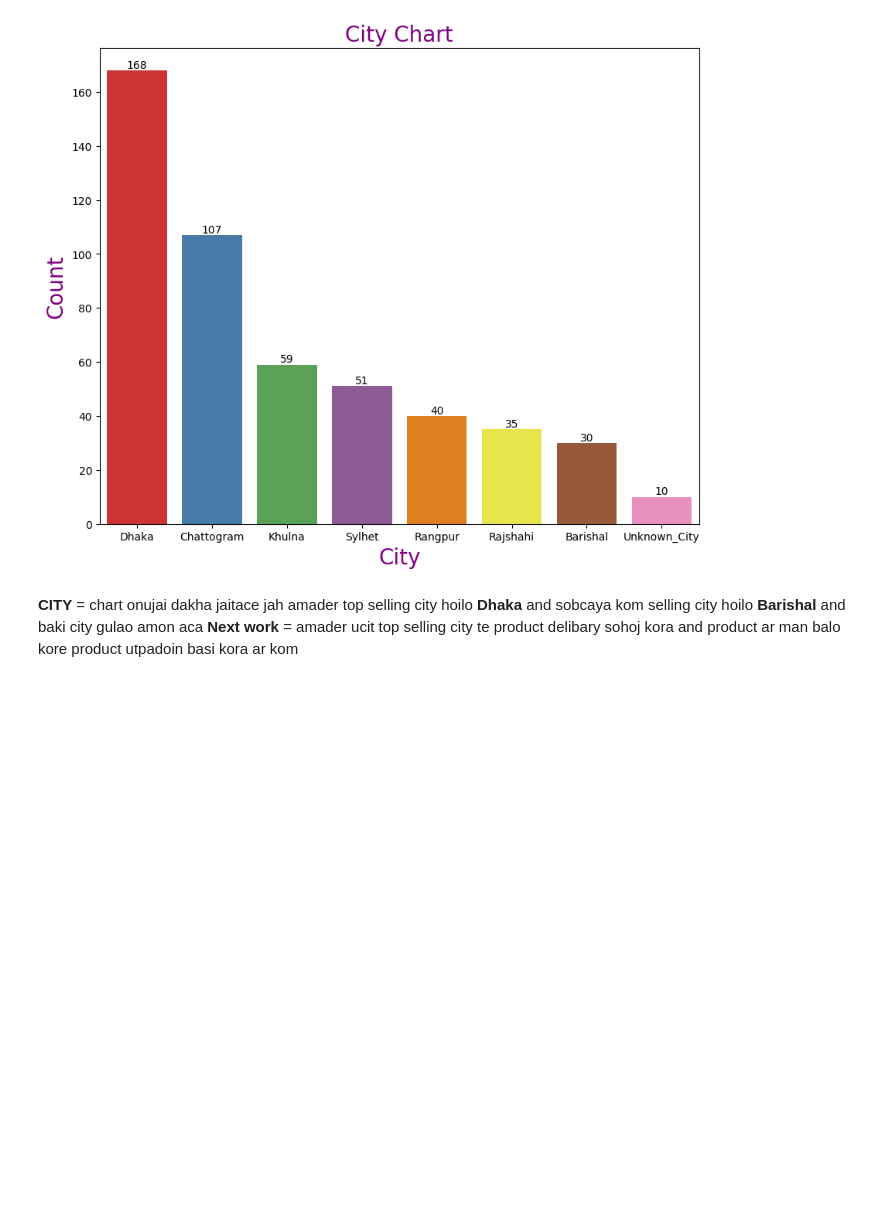
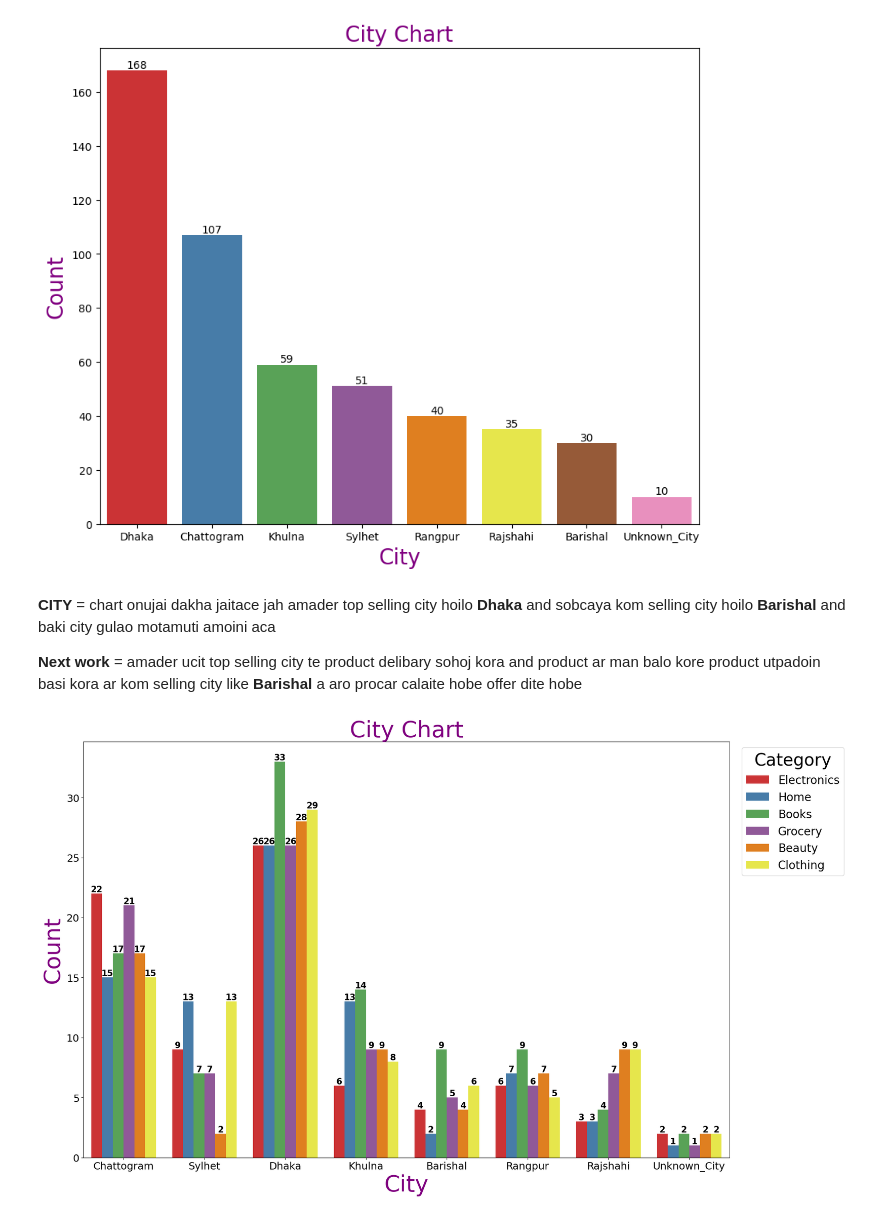
Before and after one commit to mdgolamrabbi22/Pandas, a Jupyter notebook: Project/Data analysis/Data_Visualaization.ipynb, the cells around one changed output. Saved outputs shown, nothing was run; the diff lists cells and outputs as text; code cells hidden in the pictures; blank space fills up the shorter version.

Commit message:
Data Visualaization

```diff
--- a/Project/Data analysis/Data_Visualaization.ipynb
+++ b/Project/Data analysis/Data_Visualaization.ipynb
@@ -39,5 +39,20 @@ Passing `palette` without assigning `hue` is deprecated and will be removed in v
 Text(0, 0.5, 'Count')
 [figure]
 # %% [markdown]
-**CITY** = chart onujai dakha jaitace jah amader top selling city hoilo **Dhaka** and sobcaya kom selling city hoilo **Barishal**  and baki city gulao amon aca
-**Next work** = amader ucit top selling city te product delibary sohoj kora and product ar man balo kore product utpadoin basi kora ar kom
+**CITY** = chart onujai dakha jaitace jah amader top selling city hoilo **Dhaka** and sobcaya kom selling city hoilo **Barishal**  and baki city gulao motamuti amoini aca
+
+**Next work** = amader ucit top selling city te product delibary sohoj kora and product ar man balo kore product utpadoin basi kora ar kom selling city like **Barishal** a aro procar calaite hobe offer dite hobe
+# %%
+plt.figure(figsize=(20,12))
+bar = sns.countplot(data=df,x="City",hue="Category",palette="Set1")
+for container in bar.containers:
+    bar.bar_label(container, fontsize=15, fontweight="bold")
+plt.title("City Chart",fontsize=40,color="purple")
+plt.xlabel("City",fontsize=40,color="purple")
+plt.ylabel("Count",size=40,color="purple")
+plt.xticks(fontsize=18)
+plt.yticks(fontsize=18)
+plt.legend(title="Category", title_fontsize=30, fontsize=20, bbox_to_anchor=(1.01, 1), loc="upper left")
+plt.tight_layout()
+# %% [output]
+[figure, added]
```
Also changed, not shown: parts of 1 cell of this notebook.
